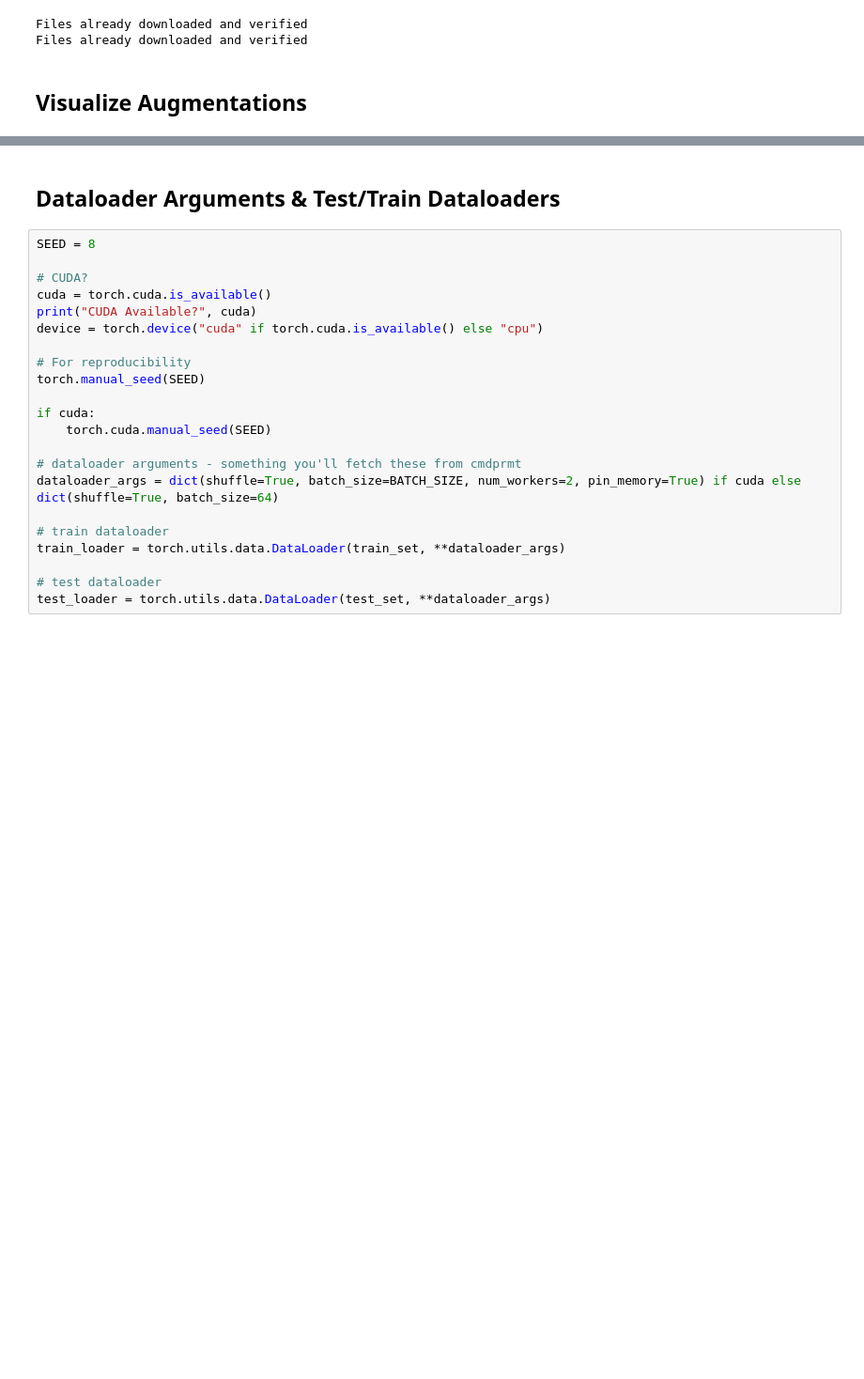
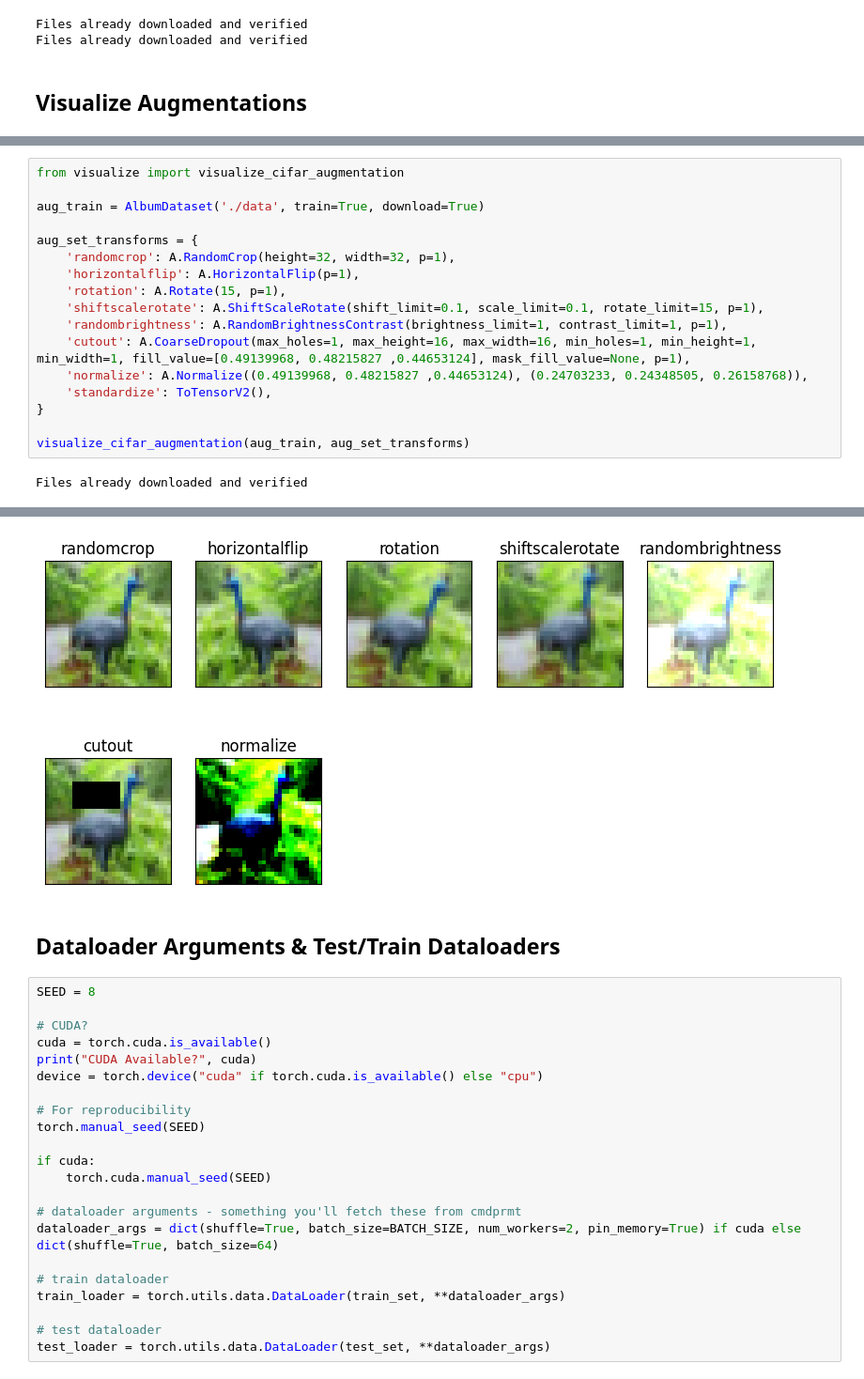
Before and after one commit to Shilpaj1994/ERA, a Jupyter notebook: Session9/S9.ipynb, the cells around one changed output, grey strips where cells are left out. Shown: that part at 94% size. Saved outputs shown, nothing was run; the diff lists cells and outputs as text; blank space fills up the shorter version.

```diff
--- a/Session9/S9.ipynb
+++ b/Session9/S9.ipynb
@@ -144,0 +135,19 @@ WARNING:matplotlib.image:Clipping input data to the valid range for imshow with
+# %%
+from visualize import visualize_cifar_augmentation
+
+aug_train = AlbumDataset('./data', train=True, download=True)
+
+aug_set_transforms = {
+    'randomcrop': A.RandomCrop(height=32, width=32, p=1),
+    'horizontalflip': A.HorizontalFlip(p=1),
+    'rotation': A.Rotate(15, p=1),
+    'shiftscalerotate': A.ShiftScaleRotate(shift_limit=0.1, scale_limit=0.1, rotate_limit=15, p=1),
+    'randombrightness': A.RandomBrightnessContrast(brightness_limit=1, contrast_limit=1, p=1),
+    'cutout': A.CoarseDropout(max_holes=1, max_height=16, max_width=16, min_holes=1, min_height=1, min_width=1, fill_value=[0.49139968, 0.48215827 ,0.44653124], mask_fill_value=None, p=1),
+    'normalize': A.Normalize((0.49139968, 0.48215827 ,0.44653124), (0.24703233, 0.24348505, 0.26158768)),
+    'standardize': ToTensorV2(),
+}
+
+visualize_cifar_augmentation(aug_train, aug_set_transforms)
+# %% [output]
+Files already downloaded and verified
@@ -145,3 +155,4 @@ WARNING:matplotlib.image:Clipping input data to the valid range for imshow with
+[figure, added]
 # %% [markdown]
 ## Dataloader Arguments & Test/Train Dataloaders
 # %%
```
Also changed, not shown: parts of 8 cells of this notebook, 6 other files.
